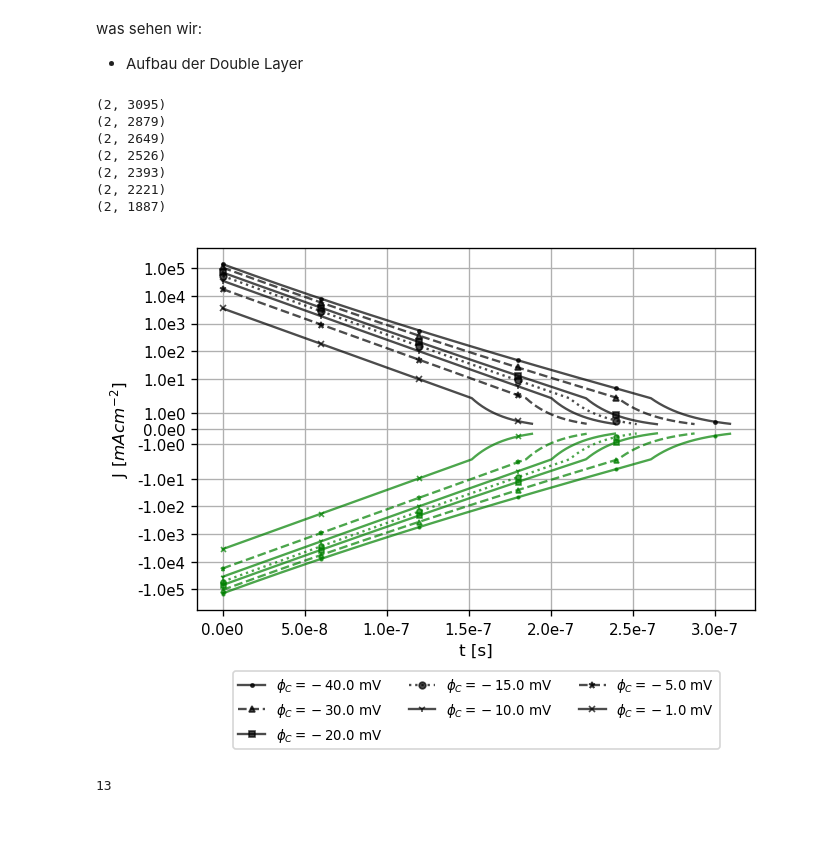
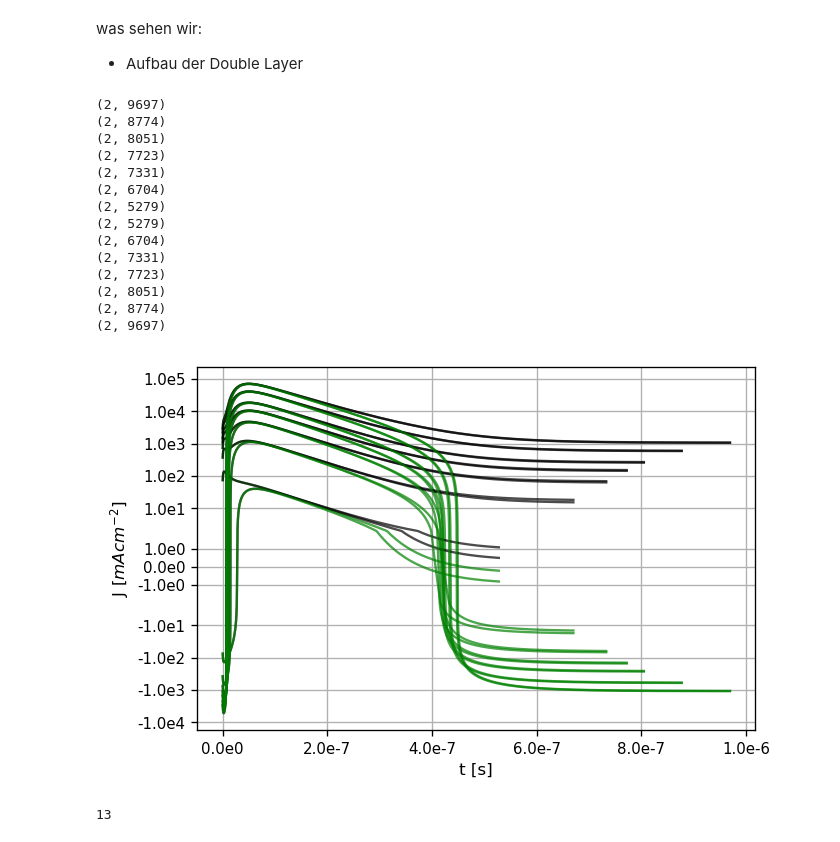
Before and after one commit to flgu/masterthesis, a Jupyter notebook: code/sweep_analysis.ipynb, the cells around one changed output. Drawn from its saved outputs; the diff is of its cells as text; code cells hidden in the pictures.

```diff
--- a/code/sweep_analysis.ipynb
+++ b/code/sweep_analysis.ipynb
@@ -36,9 +34,9 @@ def loader( number ):
 
         # name = '20180606_length_' + str(i) + '_model_0.sim'
         #20180607_model_0_sweep_1_3.sim
-        name = '\\20180607_model_0_sweep_1_' + str(i) + '.sim'
+        name = '20180607_model_2_sweep_test2_' + str(i) + '.sim'
 
-        stp = Setup.load_setup( path + name )
+        stp = Setup.load_setup( name )
 
         # extract steady state solution
         sol_list.append( stp.sol_data[:])
@@ -861,46 +873,53 @@ def plotCurrent( Dt, T0, cur_arg, electrode = 'anode', markers = None, styles =
     for el in ty:
         ylab = el.get_text().split(sep = 'e')[0] + 'e' + el.get_text().split(sep = 'e')[1].replace('+0','').replace('-0','-')
         el.set_text(ylab)
 
     for el in tx:
 
         if not el.get_text() == '':
             xlab = el.get_text().split(sep = 'e')[0] + 'e' + el.get_text().split(sep = 'e')[1].replace('+0','').replace('-0','-')
             el.set_text(xlab)
 
     # set ticklabels
     ax.set_yticklabels(ty, fontsize = 9)
     ax.set_xticklabels(tx, fontsize = 9)
 
     plt.draw()
 
 
     if isinstance(savename, str):
 
         for fmt in ['png', 'pdf']:
 
             fig.savefig(savename + '.' + fmt, dpi = 300, format = fmt, bbox_inches = 'tight' )
 
 #-----------------end function--------------------------------------------------------------
 
 markers = ['.','^','s', 'o','1','*','x' ] + ['.','^','s', 'o','1','*','x' ]   #,'*']#,'D'  ]
 styles = ['-', '--', '-',':','-', '--', '-',':'] + ['--', '--', '--','--','--', '--', '--','--']#,'-','--' ]
 
-plotCurrent( stp.Dt, stp.T0, cur_list[:7], electrode = 'both',
-           markers = markers[:7],
-            styles = styles[:7],
-           labels = label_list[:],
-        savename = "20180607_model_0__both_0_complete"
+plotCurrent( stp.Dt, stp.T0, cur_list[:], electrode = 'both',
+#            markers = markers[:7],
+#             styles = styles[:7],
+#            labels = label_list[:],
+#         savename = "20180607_model_0__both_0_complete"
            )
 # %% [output]
-(2, 3095)
-(2, 2879)
-(2, 2649)
-(2, 2526)
-(2, 2393)
-(2, 2221)
-(2, 1887)
+(2, 9697)
+(2, 8774)
+(2, 8051)
+(2, 7723)
+(2, 7331)
+(2, 6704)
+(2, 5279)
+(2, 5279)
+(2, 6704)
+(2, 7331)
+(2, 7723)
+(2, 8051)
+(2, 8774)
+(2, 9697)
-[figure, old version]
+[figure, new version]
 # %%
 cur_list.__len__()
 # %% [output]
```
Also changed, not shown: parts of 6 cells of this notebook, 4 other files.
